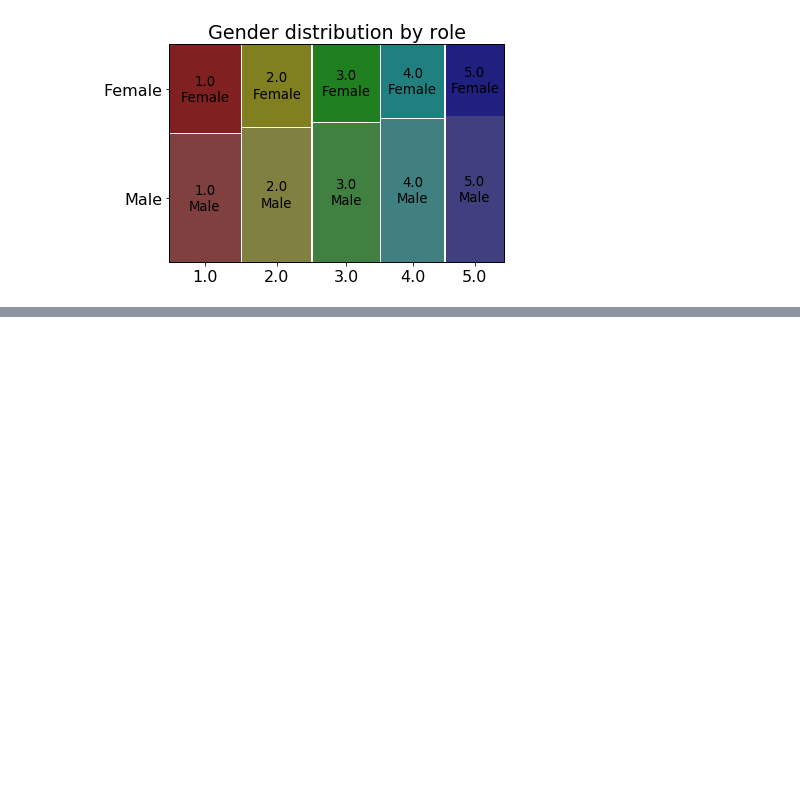
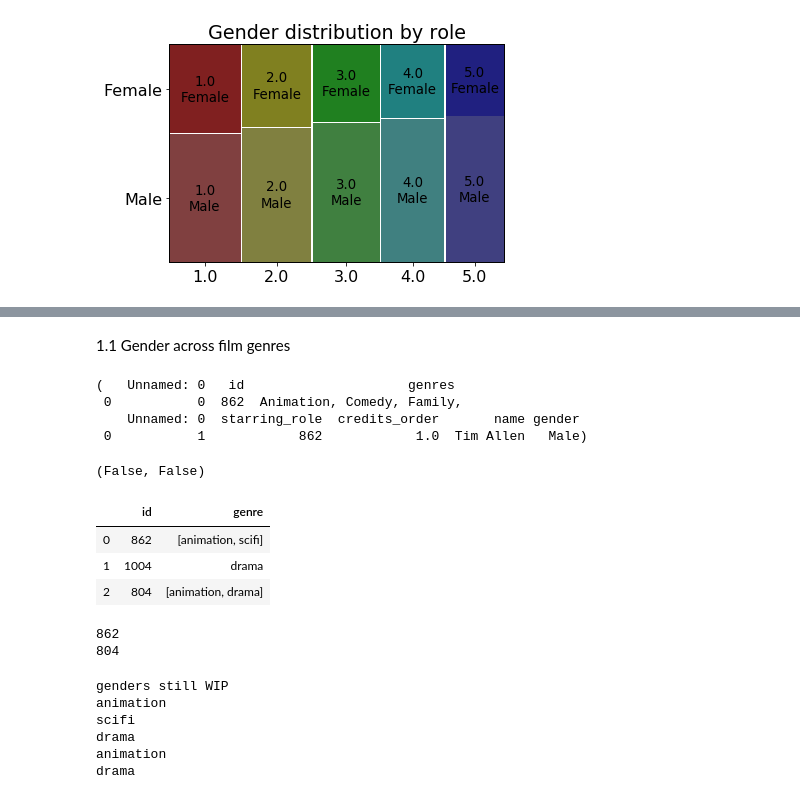
Before and after one commit to Dibmar/DAANMO_Project, a Jupyter notebook: Projects/DAANMO/cross-indexing.ipynb, the cells around one changed output, grey strips where cells are left out. Saved outputs shown, nothing was run; the diff lists cells and outputs as text; code cells hidden in the pictures; blank space fills up the shorter version.

```diff
--- a/Projects/DAANMO/cross-indexing.ipynb
+++ b/Projects/DAANMO/cross-indexing.ipynb
@@ -54,2 +112,81 @@ This is indicative of a missrepresentation of women across the differente film g
+# %% [markdown]
+1.1 Gender across film genres
 # %%
 dfgu = genres_unique            # for easier typing, genres_unique will be renamed to dfgu
+# %%
+genres.head(1), actors.head(1)
+# %% [output]
+(   Unnamed: 0   id                     genres
+ 0           0  862  Animation, Comedy, Family,
+    Unnamed: 0  starring_role  credits_order       name gender
+ 0           1            862            1.0  Tim Allen   Male)
+# %%
+#  No NaN data in "id" columns
+genres.id.isnull().any(), actors.starring_role.isnull().any()
+# %% [output]
+(False, False)
+# %%
+prueba1 = pd.DataFrame({'id': [862, 1004, 804], 'genre': [['animation', 'scifi'], 'drama', ['animation', 'drama']]})
+prueba2 = pd.DataFrame({'id':[862, 862, 862, 1004, 804, 804], 'gender': ['male', 'male', 'female', 'female', 'female', 'female']})
+prueba3 = pd.DataFrame({'genre':['animation', 'drama', 'scifi']})
+
+prueba1
+# %% [output]
+|  | id | genre |
+| 0 | 862 | [animation, scifi] |
+| 1 | 1004 | drama |
+| 2 | 804 | [animation, drama] |
+# %%
+for e in prueba1['id']:
+    if e in list(prueba2['id']):
+        print (e)
+# %% [output]
+862
+804
+# %%
+def cross_indexer (df1, df2, df3):
+    def ident_creator (df1):
+        ident = []
+        for e in df1.index:
+            i = df1.loc[e, 'id']
+            ident.append(i)
+        return ident
+
+    def gender_search (df1, df2, ident):
+        for i in ident:
+            if i in list(df2['id']):
+                gender_k = list(df2.loc[df2['id'] == i].gender.value_counts().keys())
+                gender_v = list(df2.loc[df2['id'] == i].gender.value_counts())
+        print ('genders still WIP')
+
+    def genre_search (df1, ident):
+        genre_list = []
+        for i in ident:
+            if i in list(df2['id']):
+                genres = list(df1['genre'].loc[df1['id'] == i])
+                genres = genres[0]                                # This needs to be in order to take the embeded lists for the loop
+                genre_list.append(genres)
+
+        return genre_list
+
+    def gender_genre_counter (df3, ident, genre_list):
+        for i in range(len(ident)):
+            if type(genre_list[i]) == list:
+                for e in genre_list[i]:
+                    print (e)
+            else:
+                print (genre_list[i])
+
+
+    ident = ident_creator(df1)
+    gender_search(df1, df2, ident)
+    genre_list = genre_search (df1, ident)
+    gender_genre_counter (df1, ident, genre_list)
+cross_indexer (prueba1, prueba2, prueba3)
+# %% [output]
+genders still WIP
+animation
+scifi
+drama
+animation
+drama
```
Also changed, not shown: parts of 9 cells of this notebook, 1 other file.
